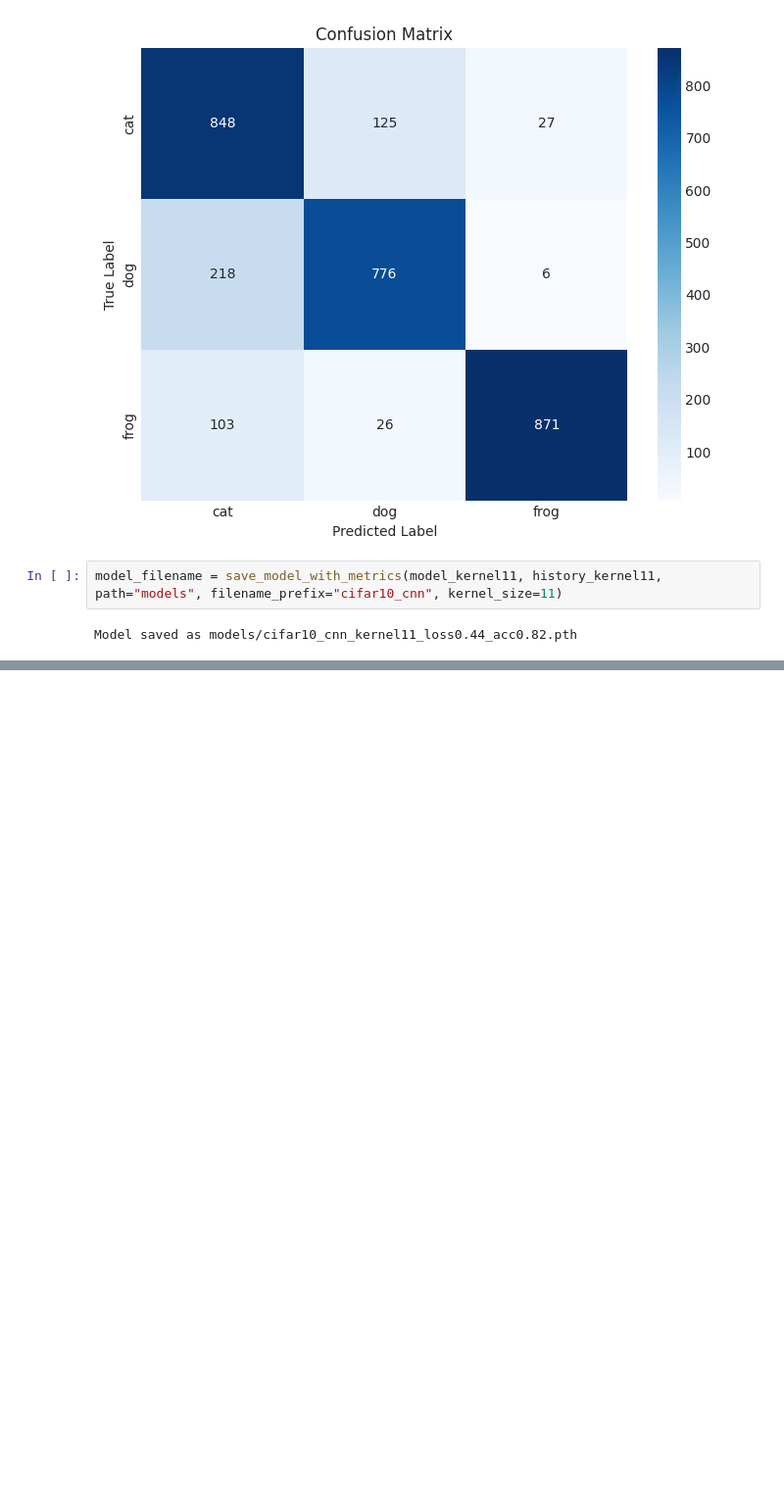
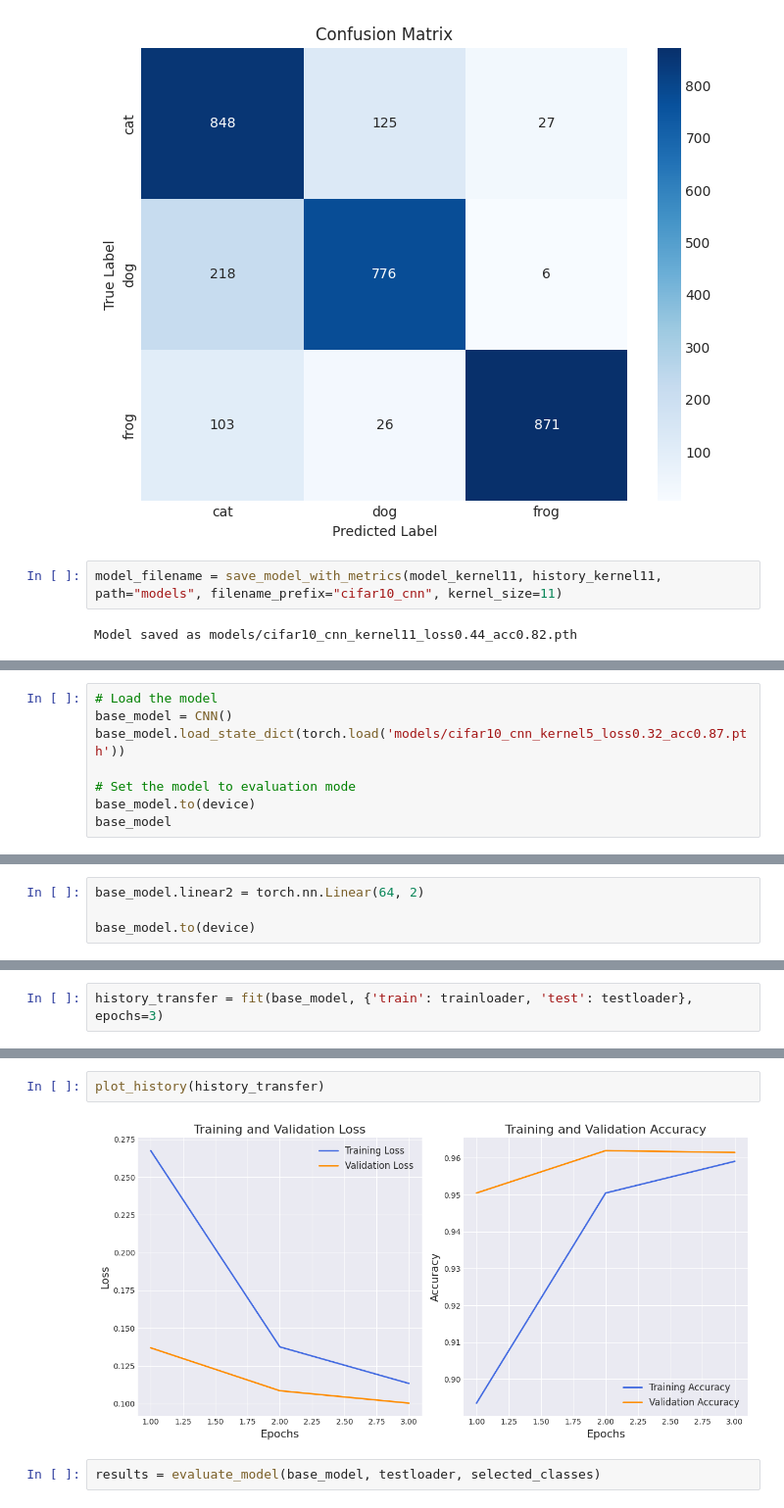
Before and after one commit to ChristianConchari/tp2_deep_learning, a Jupyter notebook: CONCHARI_CHRISTIAN_DL_Examen_ABRIL_2024.ipynb, the cells around one changed output, grey strips where cells are left out. Shown at 98% size. Drawn from its saved outputs; the diff is of its cells as text; blank space fills up the shorter version.

```diff
--- a/CONCHARI_CHRISTIAN_DL_Examen_ABRIL_2024.ipynb
+++ b/CONCHARI_CHRISTIAN_DL_Examen_ABRIL_2024.ipynb
@@ -745,0 +811,8 @@ Model saved as models/cifar10_cnn_kernel11_loss0.44_acc0.82.pth
+# %%
+# Load the model
+base_model = CNN()
+base_model.load_state_dict(torch.load('models/cifar10_cnn_kernel5_loss0.32_acc0.87.pth'))
+
+# Set the model to evaluation mode
+base_model.to(device)
+base_model
@@ -745,0 +843,4 @@ Model saved as models/cifar10_cnn_kernel11_loss0.44_acc0.82.pth
+# %%
+base_model.linear2 = torch.nn.Linear(64, 2)
+
+base_model.to(device)
@@ -745,0 +865,2 @@ Model saved as models/cifar10_cnn_kernel11_loss0.44_acc0.82.pth
+# %%
+history_transfer = fit(base_model, {'train': trainloader, 'test': testloader}, epochs=3)
@@ -745,0 +871,6 @@ Model saved as models/cifar10_cnn_kernel11_loss0.44_acc0.82.pth
+# %%
+plot_history(history_transfer)
+# %% [output]
+[figure, added]
+# %%
+results = evaluate_model(base_model, testloader, selected_classes)
```
Also changed, not shown: parts of 25 cells of this notebook, 1 other file.
